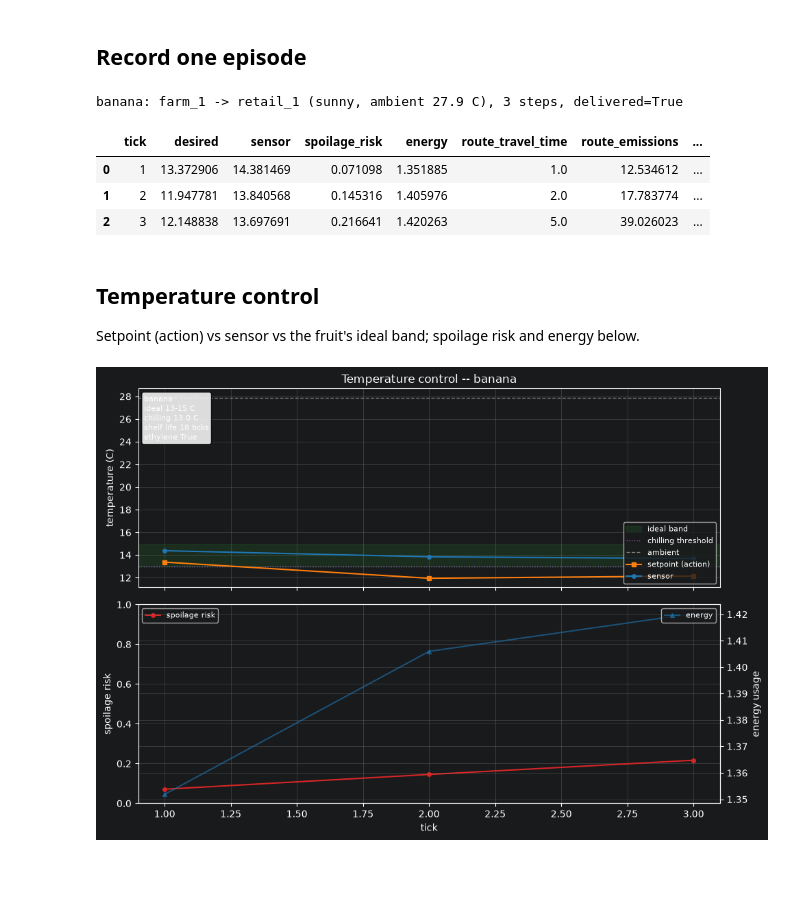
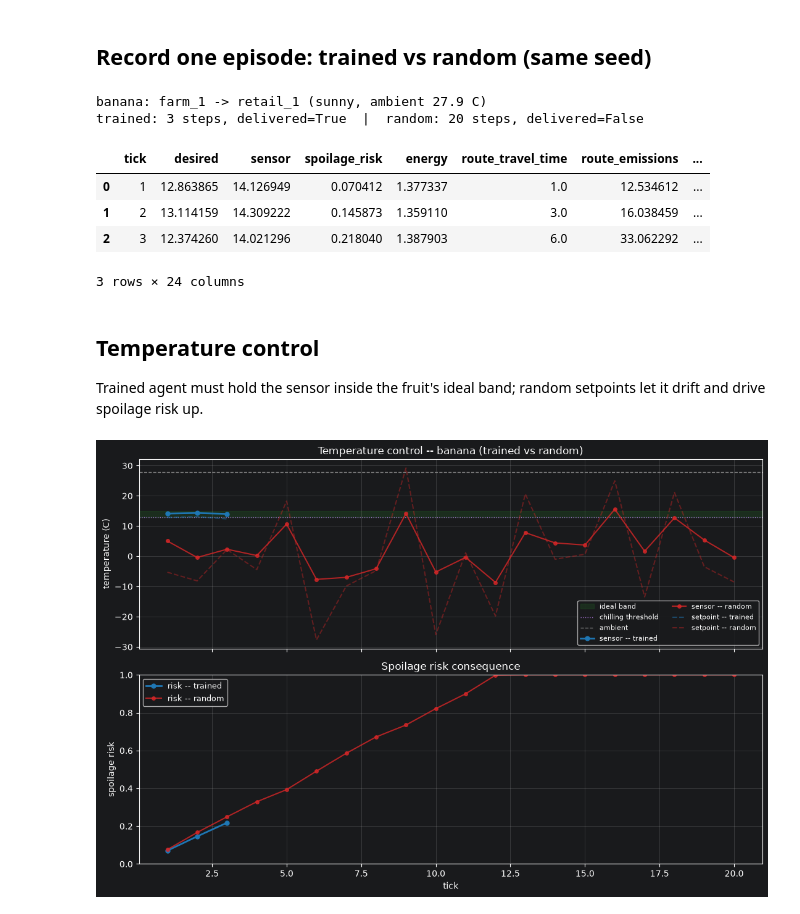
Before and after one commit to twisted1g/coldchain-marl, a Jupyter notebook: notebooks/agent_behavior.ipynb, the cells around one changed output. Saved outputs shown, nothing was run; the diff lists cells and outputs as text; code cells hidden in the pictures; blank space fills up the shorter version.

```diff
--- a/notebooks/agent_behavior.ipynb
+++ b/notebooks/agent_behavior.ipynb
@@ -26,12 +24,12 @@ PROJECT_ROOT = _find_project_root()
 if str(PROJECT_ROOT) not in sys.path:
     sys.path.insert(0, str(PROJECT_ROOT))
 
-from core.config import FruitKey
+from core.config import DELIVERY_AGENTS, N_DELIVERY_WINDOWS, FruitKey
 from core.fruits import get_params
 from env.training_env import ColdChainTrainingEnv
 from training.config import COMPARE_SEED, env_config, load_agents
 
-AGENTS = ["temperature", "routing"]
+AGENTS = ["temperature", "routing", "spoilage", "inventory", *DELIVERY_AGENTS]
 SEED = COMPARE_SEED
 KIND_ORDER = ["farm", "hub", "dc", "retail"]
 KIND_COLOR = {"farm": "tab:green", "hub": "tab:blue", "dc": "tab:orange", "retail": "tab:red"}
@@ -39,8 +37,12 @@ KIND_COLOR = {"farm": "tab:green", "hub": "tab:blue", "dc": "tab:orange", "retai
 plt.rcParams["axes.grid"] = True
 plt.rcParams["grid.alpha"] = 0.3
 # %% [markdown]
-## Record one episode
+## Record one episode: trained vs random (same seed)
 # %%
+from training.agents import RandomAgent
+from training.config import build_agents
+
+
 def record_episode(env, agents, learners):
     obs, _ = env.reset()
     s0 = env._state
@@ -66,7 +68,14 @@ def record_episode(env, agents, learners):
             "energy": env._state.energy_usage,
             "route_travel_time": env._state.route_travel_time,
             "route_emissions": env._state.route_emissions,
+            "spoilage_prediction": env._state.spoilage_prediction,
+            "inventory_level": env._state.inventory_level,
+            "inventory_order": env._state.inventory_order,
+            "unmet_demand": env._state.unmet_demand,
         }
+        for i, v in enumerate(env._state.vehicles):
+            row[f"slot_{i}"] = v.chosen_slot
+            row[f"conflict_{i}"] = float(v.conflict)
         for a in learners:
             row[f"reward_{a}"] = rewards[a]
         rows.append(row)
@@ -79,54 +88,58 @@ env = ColdChainTrainingEnv(env_config(SEED, AGENTS))
 agents = load_agents(env, AGENTS)
 df, path, meta = record_episode(env, agents, AGENTS)
 graph = env._state.graph
+vehicles = env._state.vehicles
+max_steps = env._state.max_steps
+
+env_r = ColdChainTrainingEnv(env_config(SEED, AGENTS))
+agents_r = build_agents(env_r, AGENTS)
+for a in AGENTS:
+    agents_r[a] = RandomAgent(env_r.action_space(a))
+df_r, path_r, _ = record_episode(env_r, agents_r, AGENTS)
+
 fruit = get_params(FruitKey(meta["fruit"]))
 delivered = path[-1] == meta["target"]
+delivered_r = path_r[-1] == meta["target"]
 
 print(f"{meta['fruit']}: {meta['source']} -> {meta['target']} "
-      f"({meta['weather']}, ambient {meta['ambient_temp_c']:.1f} C), "
-      f"{len(df)} steps, delivered={delivered}")
+      f"({meta['weather']}, ambient {meta['ambient_temp_c']:.1f} C)")
+print(f"trained: {len(df)} steps, delivered={delivered}  |  "
+      f"random: {len(df_r)} steps, delivered={delivered_r}")
 df.head()
 # %% [output]
-banana: farm_1 -> retail_1 (sunny, ambient 27.9 C), 3 steps, delivered=True
+banana: farm_1 -> retail_1 (sunny, ambient 27.9 C)
+trained: 3 steps, delivered=True  |  random: 20 steps, delivered=False
 |  | tick | desired | sensor | spoilage_risk | energy | route_travel_time | route_emissions | ... |
-| 0 | 1 | 13.372906 | 14.381469 | 0.071098 | 1.351885 | 1.0 | 12.534612 | ... |
-| 1 | 2 | 11.947781 | 13.840568 | 0.145316 | 1.405976 | 2.0 | 17.783774 | ... |
-| 2 | 3 | 12.148838 | 13.697691 | 0.216641 | 1.420263 | 5.0 | 39.026023 | ... |
+| 0 | 1 | 12.863865 | 14.126949 | 0.070412 | 1.377337 | 1.0 | 12.534612 | ... |
+| 1 | 2 | 13.114159 | 14.309222 | 0.145873 | 1.359110 | 3.0 | 16.038459 | ... |
+| 2 | 3 | 12.374260 | 14.021296 | 0.218040 | 1.387903 | 6.0 | 33.062292 | ... |
+3 rows × 24 columns
 # %% [markdown]
 ## Temperature control
 
-Setpoint (action) vs sensor vs the fruit's ideal band; spoilage risk and energy below.
+Trained agent must hold the sensor inside the fruit's ideal band; random setpoints let it drift and drive spoilage risk up.
 # %%
-fig, (ax_t, ax_s) = plt.subplots(2, 1, figsize=(10, 7), sharex=True)
+fig, (ax_t, ax_s) = plt.subplots(2, 1, figsize=(11, 7.5), sharex=True)
 
 ax_t.axhspan(fruit.optimal_temp_low_c, fruit.optimal_temp_high_c, color="tab:green", alpha=0.15, label="ideal band")
 if fruit.chilling_injury_threshold_c is not None:
     ax_t.axhline(fruit.chilling_injury_threshold_c, color="tab:purple", ls=":", lw=1, label="chilling threshold")
 ax_t.axhline(meta["ambient_temp_c"], color="tab:gray", ls="--", lw=1, label="ambient")
-ax_t.plot(df["tick"], df["desired"], marker="s", ms=4, color="tab:orange", label="setpoint (action)")
-ax_t.plot(df["tick"], df["sensor"], marker="o", ms=4, color="tab:blue", label="sensor")
-ax_t.set(ylabel="temperature (C)", title=f"Temperature control -- {meta['fruit']}")
-ax_t.legend(loc="lower right", fontsize=8)
+ax_t.plot(df["tick"], df["sensor"], marker="o", ms=5, color="tab:blue", lw=2, label="sensor -- trained")
+ax_t.plot(df_r["tick"], df_r["sensor"], marker="o", ms=4, color="tab:red", lw=1.5, alpha=0.8, label="sensor -- random")
+ax_t.plot(df["tick"], df["desired"], ms=3, ls="--", color="tab:blue", alpha=0.5, label="setpoint -- trained")
+ax_t.plot(df_r["tick"], df_r["desired"], ms=3, ls="--", color="tab:red", alpha=0.4, label="setpoint -- random")
+ax_t.set(ylabel="temperature (C)", title=f"Temperature control -- {meta['fruit']} (trained vs random)")
+ax_t.legend(loc="best", fontsize=8, ncol=2)
 
-info = (f"{meta['fruit']}\n"
-        f"ideal {fruit.optimal_temp_low_c:.0f}-{fruit.optimal_temp_high_c:.0f} C\n"
-        f"chilling {fruit.chilling_injury_threshold_c} C\n"
-        f"shelf life {fruit.base_shelf_life_ticks} ticks\n"
-        f"ethylene {fruit.ethylene_sensitive}")
-ax_t.text(0.01, 0.97, info, transform=ax_t.transAxes, va="top", ha="left", fontsize=8,
-          bbox=dict(boxstyle="round", fc="white", alpha=0.85))
-
-ax_s.plot(df["tick"], df["spoilage_risk"], marker="o", ms=4, color="tab:red", label="spoilage risk")
-ax_s.set(xlabel="tick", ylabel="spoilage risk", ylim=(0, 1))
-ax_e = ax_s.twinx()
-ax_e.plot(df["tick"], df["energy"], marker="^", ms=4, color="tab:blue", alpha=0.6, label="energy")
-ax_e.set_ylabel("energy usage")
-ax_s.legend(loc="upper left", fontsize=8)
-ax_e.legend(loc="upper right", fontsize=8)
+ax_s.plot(df["tick"], df["spoilage_risk"], marker="o", ms=5, color="tab:blue", lw=2, label="risk -- trained")
+ax_s.plot(df_r["tick"], df_r["spoilage_risk"], marker="o", ms=4, color="tab:red", lw=1.5, alpha=0.8, label="risk -- random")
+ax_s.set(xlabel="tick", ylabel="spoilage risk", ylim=(0, 1), title="Spoilage risk consequence")
+ax_s.legend(loc="upper left", fontsize=9)
 fig.tight_layout()
 plt.show()
 # %% [output]
-[figure, old version]
+[figure, new version]
 # %% [markdown]
 ## Route
 
```
Also changed, not shown: parts of 13 cells of this notebook, 1 other file.
